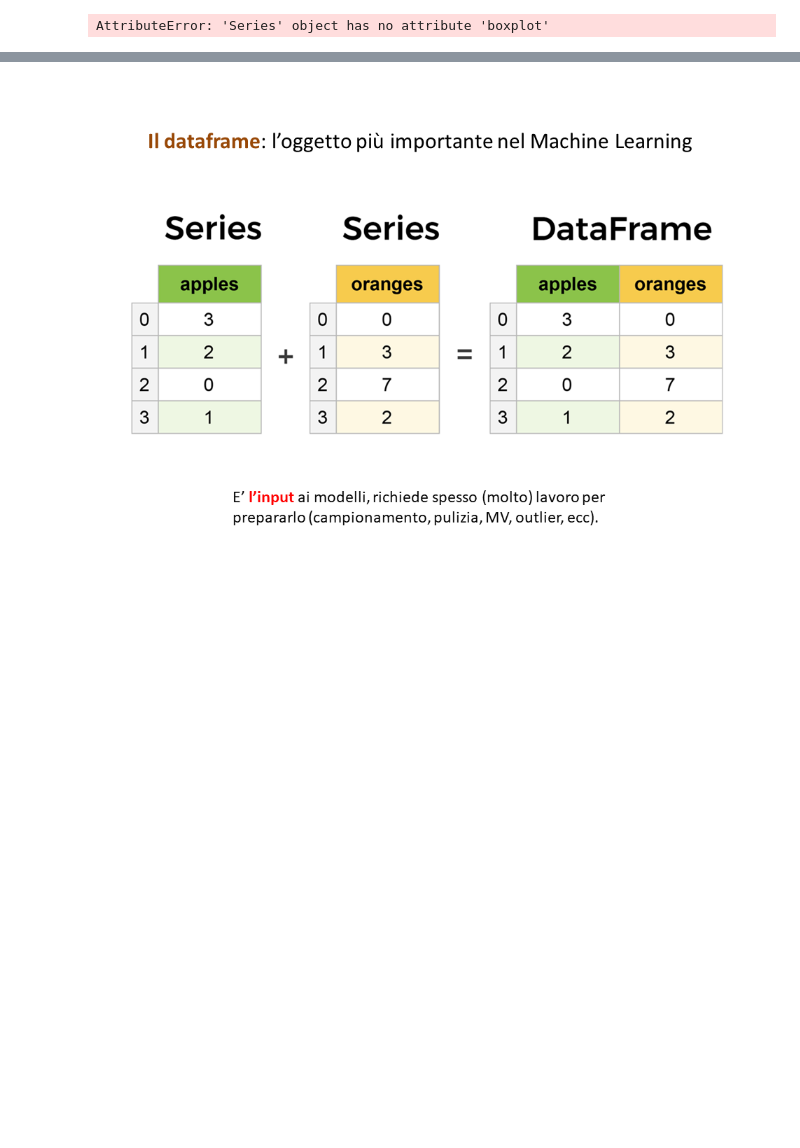
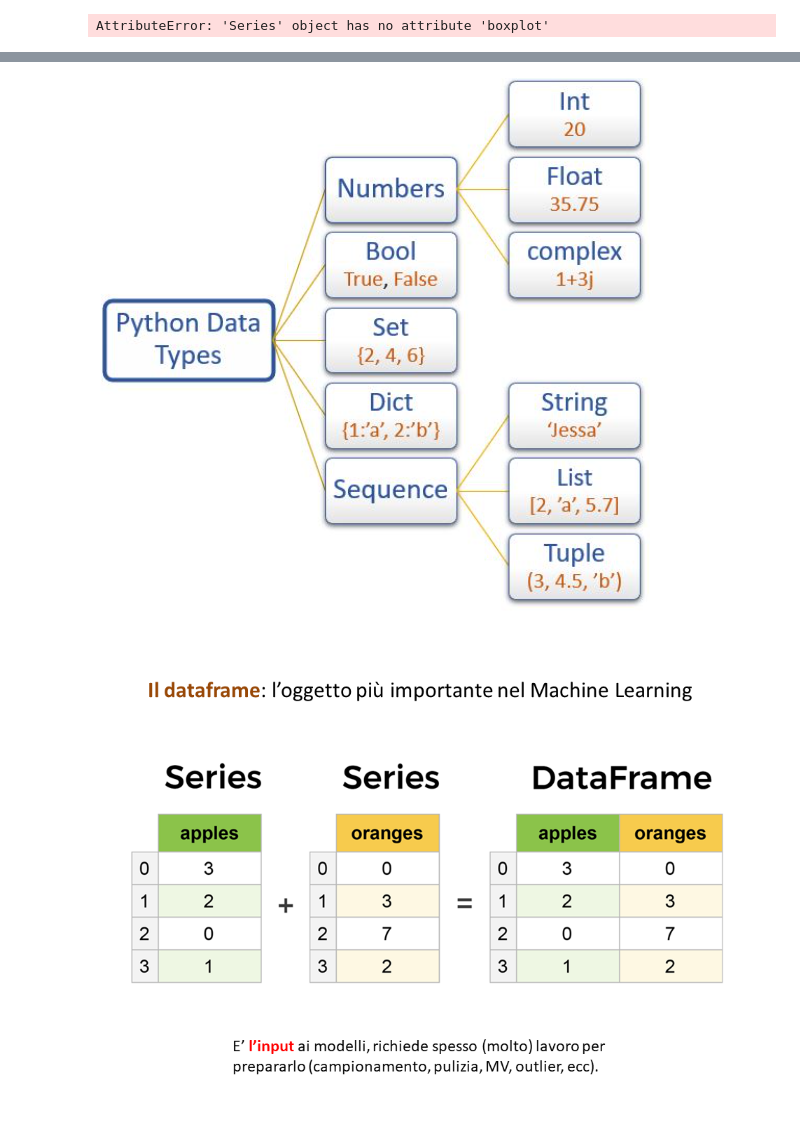
Before and after one commit to antonio-corsi/Repo-del-corso-Python-for-Data-Scientist, a Jupyter notebook: Dataframe.ipynb, the cells around one changed output, grey strips where cells are left out. Cells and saved outputs as stored; diff of their text form; code cells hidden in the pictures; blank space fills up the shorter version.

```diff
--- a/Dataframe.ipynb
+++ b/Dataframe.ipynb
@@ -747,3 +981,7 @@ AttributeError: 'Series' object has no attribute 'boxplot'
+# %%
+Image('python_data_types2.png') if IN_COLAB else display(Image(filename='python_data_types2.png'))
+# %% [output]
+[figure, added]
 # %%
 Image('Series_vs_Dataframe.png') if IN_COLAB else display(Image(filename='Series_vs_Dataframe.png'))
 # %% [output]
```
Also changed, not shown: parts of 65 cells of this notebook, 2 other files.
